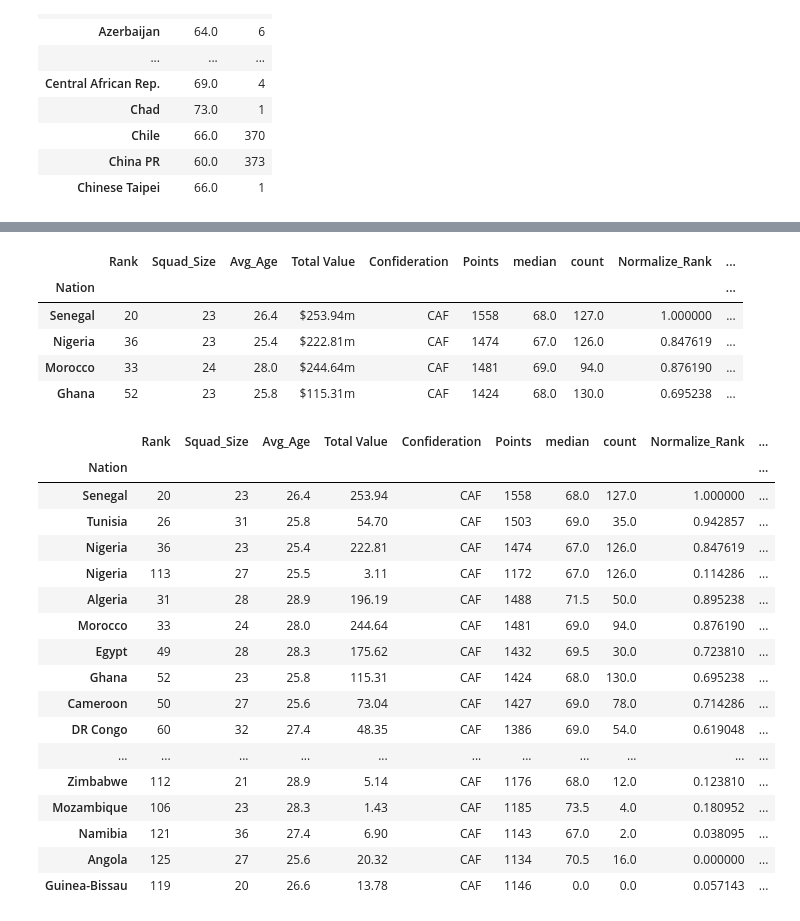
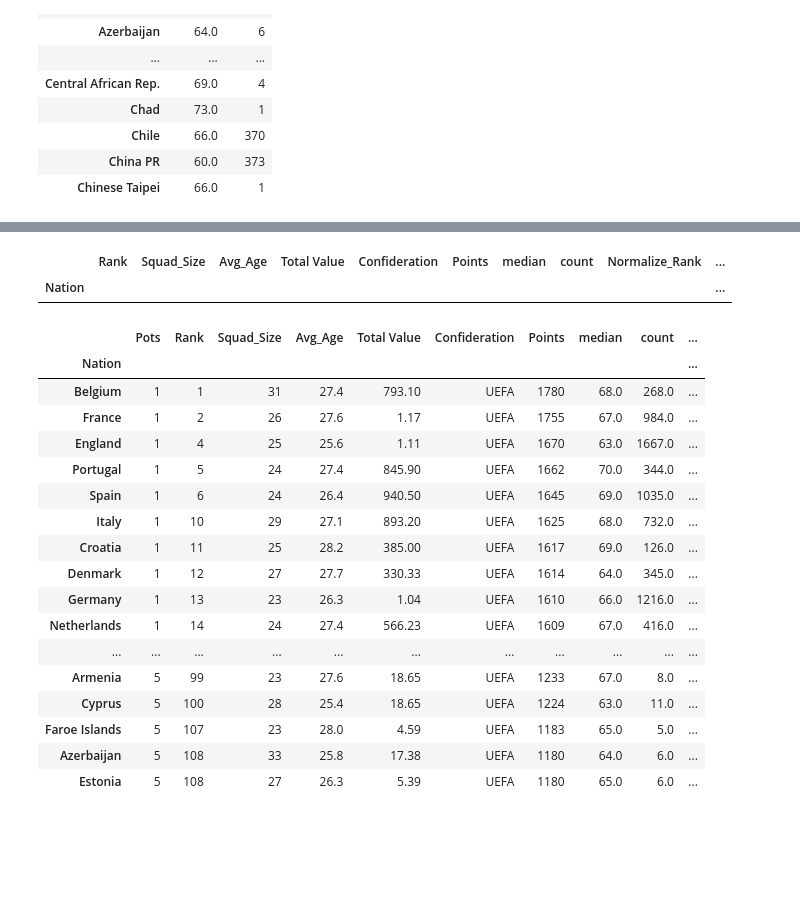
Before and after one commit to rajat3Illinois/2021_Spring_finals, a Jupyter notebook: WorldCupTeamPredictor.ipynb, the cells around one changed output, grey strips where cells are left out. Drawn from its saved outputs; the diff is of its cells as text; code cells hidden in the pictures; blank space fills up the shorter version.

Commit message:
All the Qualified Teams are listed, need to figure the World Cup Team Simulation. Jupyter notebook is purely used for testing purpose.

```diff
--- a/WorldCupTeamPredictor.ipynb
+++ b/WorldCupTeamPredictor.ipynb
@@ -73,0 +39,11 @@ team_details
+# %%
+#AFC_teams = pd.read_csv("AFC.csv")
+#AFC_teams.head(10)
+#North_America_teams = pd.read_csv("North_America.csv")
+#North_America_teams
+#South_America_teams = pd.read_csv("South_America.csv")
+#South_America_teams
+#Oceania_Teams = pd.read_csv("Oceania.csv")
+#Oceania_Teams
+UEFA_Teams = pd.read_csv("UEFA.csv")
+UEFA_Teams
@@ -73,0 +70,7 @@ team_details
+# %%
+#team_details = pd.merge(AFC_teams, data_frame, left_on='Nation', right_index =True ,how='left')
+#team_details = pd.merge(North_America_teams, data_frame, left_on='Nation', right_index=True, how='left')
+#team_details = pd.merge(South_America_teams, data_frame, left_on='Nation', right_index=True, how='left')
+#team_details = pd.merge(Oceania_Teams, data_frame, left_on='Nation', right_index=True, how='left')
+team_details = pd.merge(UEFA_Teams, data_frame, left_on='Nation', right_index=True, how='left')
+team_details
@@ -261,33 +276,31 @@ teams_qualified
 # %% [output]
 |  | Rank | Squad_Size | Avg_Age | Total Value | Confideration | Points | median | count | Normalize_Rank | ... |
 | Nation |  |  |  |  |  |  |  |  |  | ... |
-| Senegal | 20 | 23 | 26.4 | $253.94m | CAF | 1558 | 68.0 | 127.0 | 1.000000 | ... |
-| Nigeria | 36 | 23 | 25.4 | $222.81m | CAF | 1474 | 67.0 | 126.0 | 0.847619 | ... |
-| Morocco | 33 | 24 | 28.0 | $244.64m | CAF | 1481 | 69.0 | 94.0 | 0.876190 | ... |
-| Ghana | 52 | 23 | 25.8 | $115.31m | CAF | 1424 | 68.0 | 130.0 | 0.695238 | ... |
 # %%
 team_player_details['Total Value'] = team_player_details['Total Value'].replace({'\$':''}, regex = True)
-team_player_details['Total Value'] = team_player_details['Total Value'].replace({'\m':''}, regex = True)
+team_player_details['Total Value'] = team_player_details['Total Value'].replace({'m':''}, regex = True)
+team_player_details['Total Value'] = team_player_details['Total Value'].replace({'bn':''}, regex = True)
+team_player_details['Total Value'] = team_player_details['Total Value'].replace({'Th': ''}, regex=True)
 team_player_details
 # %% [output]
-|  | Rank | Squad_Size | Avg_Age | Total Value | Confideration | Points | median | count | Normalize_Rank | ... |
+|  | Pots | Rank | Squad_Size | Avg_Age | Total Value | Confideration | Points | median | count | ... |
 | Nation |  |  |  |  |  |  |  |  |  | ... |
-| Senegal | 20 | 23 | 26.4 | 253.94 | CAF | 1558 | 68.0 | 127.0 | 1.000000 | ... |
-| Tunisia | 26 | 31 | 25.8 | 54.70 | CAF | 1503 | 69.0 | 35.0 | 0.942857 | ... |
-| Nigeria | 36 | 23 | 25.4 | 222.81 | CAF | 1474 | 67.0 | 126.0 | 0.847619 | ... |
-| Nigeria | 113 | 27 | 25.5 | 3.11 | CAF | 1172 | 67.0 | 126.0 | 0.114286 | ... |
-| Algeria | 31 | 28 | 28.9 | 196.19 | CAF | 1488 | 71.5 | 50.0 | 0.895238 | ... |
-| Morocco | 33 | 24 | 28.0 | 244.64 | CAF | 1481 | 69.0 | 94.0 | 0.876190 | ... |
-| Egypt | 49 | 28 | 28.3 | 175.62 | CAF | 1432 | 69.5 | 30.0 | 0.723810 | ... |
-| Ghana | 52 | 23 | 25.8 | 115.31 | CAF | 1424 | 68.0 | 130.0 | 0.695238 | ... |
-| Cameroon | 50 | 27 | 25.6 | 73.04 | CAF | 1427 | 69.0 | 78.0 | 0.714286 | ... |
-| DR Congo | 60 | 32 | 27.4 | 48.35 | CAF | 1386 | 69.0 | 54.0 | 0.619048 | ... |
+| Belgium | 1 | 1 | 31 | 27.4 | 793.10 | UEFA | 1780 | 68.0 | 268.0 | ... |
+| France | 1 | 2 | 26 | 27.6 | 1.17 | UEFA | 1755 | 67.0 | 984.0 | ... |
+| England | 1 | 4 | 25 | 25.6 | 1.11 | UEFA | 1670 | 63.0 | 1667.0 | ... |
+| Portugal | 1 | 5 | 24 | 27.4 | 845.90 | UEFA | 1662 | 70.0 | 344.0 | ... |
+| Spain | 1 | 6 | 24 | 26.4 | 940.50 | UEFA | 1645 | 69.0 | 1035.0 | ... |
+| Italy | 1 | 10 | 29 | 27.1 | 893.20 | UEFA | 1625 | 68.0 | 732.0 | ... |
+| Croatia | 1 | 11 | 25 | 28.2 | 385.00 | UEFA | 1617 | 69.0 | 126.0 | ... |
+| Denmark | 1 | 12 | 27 | 27.7 | 330.33 | UEFA | 1614 | 64.0 | 345.0 | ... |
+| Germany | 1 | 13 | 23 | 26.3 | 1.04 | UEFA | 1610 | 66.0 | 1216.0 | ... |
+| Netherlands | 1 | 14 | 24 | 27.4 | 566.23 | UEFA | 1609 | 67.0 | 416.0 | ... |
 | ... | ... | ... | ... | ... | ... | ... | ... | ... | ... | ... |
-| Zimbabwe | 112 | 21 | 28.9 | 5.14 | CAF | 1176 | 68.0 | 12.0 | 0.123810 | ... |
-| Mozambique | 106 | 23 | 28.3 | 1.43 | CAF | 1185 | 73.5 | 4.0 | 0.180952 | ... |
-| Namibia | 121 | 36 | 27.4 | 6.90 | CAF | 1143 | 67.0 | 2.0 | 0.038095 | ... |
-| Angola | 125 | 27 | 25.6 | 20.32 | CAF | 1134 | 70.5 | 16.0 | 0.000000 | ... |
-| Guinea-Bissau | 119 | 20 | 26.6 | 13.78 | CAF | 1146 | 0.0 | 0.0 | 0.057143 | ... |
+| Armenia | 5 | 99 | 23 | 27.6 | 18.65 | UEFA | 1233 | 67.0 | 8.0 | ... |
+| Cyprus | 5 | 100 | 28 | 25.4 | 18.65 | UEFA | 1224 | 63.0 | 11.0 | ... |
+| Faroe Islands | 5 | 107 | 23 | 28.0 | 4.59 | UEFA | 1183 | 65.0 | 5.0 | ... |
+| Azerbaijan | 5 | 108 | 33 | 25.8 | 17.38 | UEFA | 1180 | 64.0 | 6.0 | ... |
+| Estonia | 5 | 108 | 27 | 26.3 | 5.39 | UEFA | 1180 | 65.0 | 6.0 | ... |
 # %%
 team_player_details['Total Value']=team_player_details['Total Value'].astype(float)
 # %%
```
Also changed, not shown: parts of 20 cells of this notebook, 1 other file.
